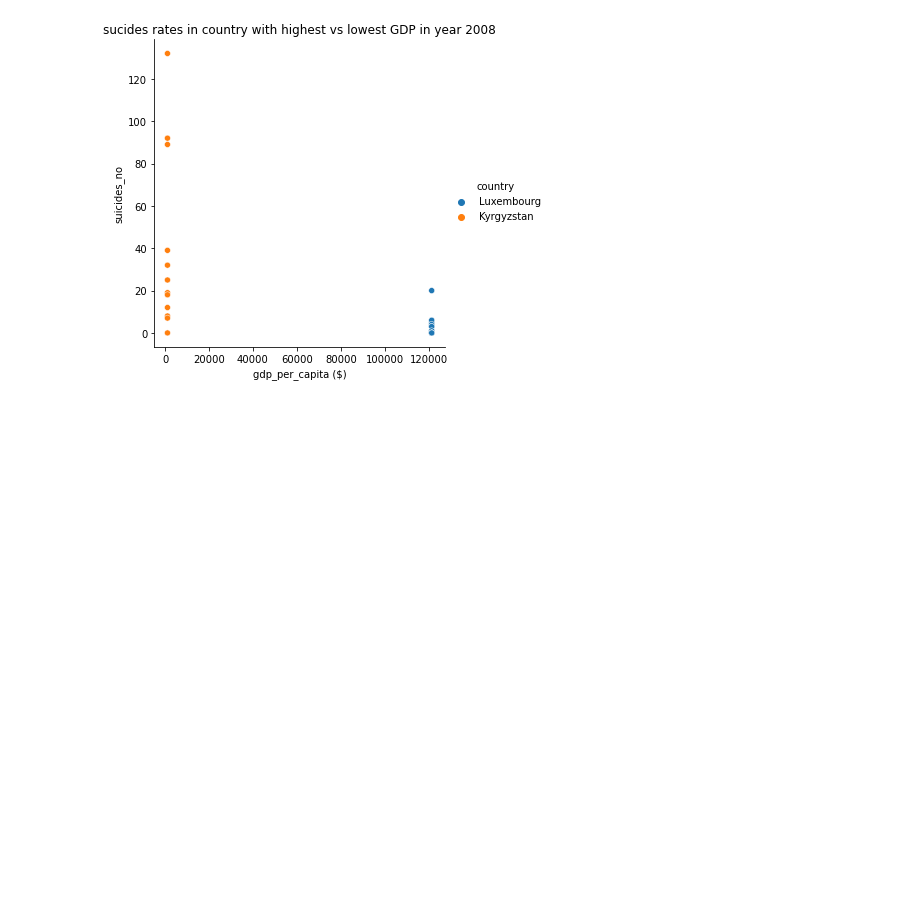
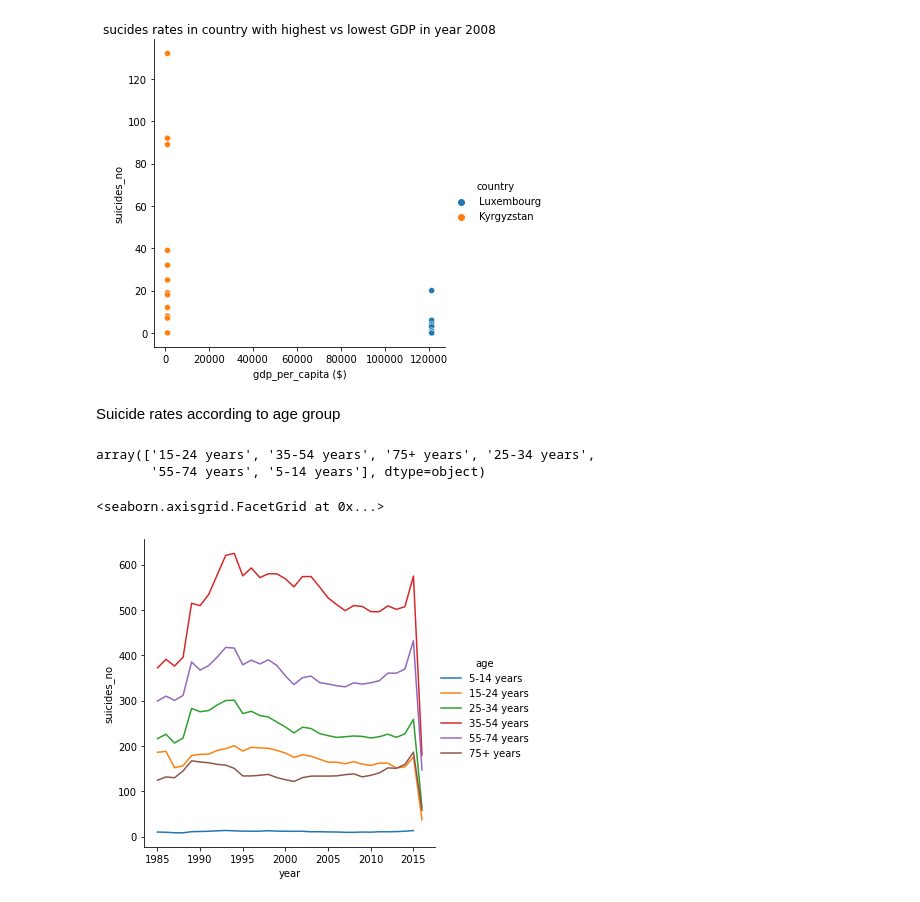
Before and after one commit to usndangol97/Suicide-rates-overview, a Jupyter notebook: suicide-rate.ipynb, the cells around one changed output. Drawn from its saved outputs; the diff is of its cells as text; code cells hidden in the pictures; blank space fills up the shorter version.

```diff
--- a/suicide-rate.ipynb
+++ b/suicide-rate.ipynb
@@ -176,3 +176,17 @@ plt.title("sucides rates in country with highest vs lowest GDP in year 2008")
 # %% [output]
 Text(0.5, 1.0, 'sucides rates in country with highest vs lowest GDP in year 2008')
 [figure]
+# %% [markdown]
+Suicide rates according to age group
+# %%
+df["age"].unique()
+# %% [output]
+array(['15-24 years', '35-54 years', '75+ years', '25-34 years',
+       '55-74 years', '5-14 years'], dtype=object)
+# %%
+age_col=["5-14 years","15-24 years","25-34 years","35-54 years","55-74 years","75+ years"]
+
+sns.relplot(x="year", y="suicides_no", data=df, kind="line",hue="age", hue_order=age_col, ci=None)
+# %% [output]
+<seaborn.axisgrid.FacetGrid at 0x...>
+[figure, added]
```
